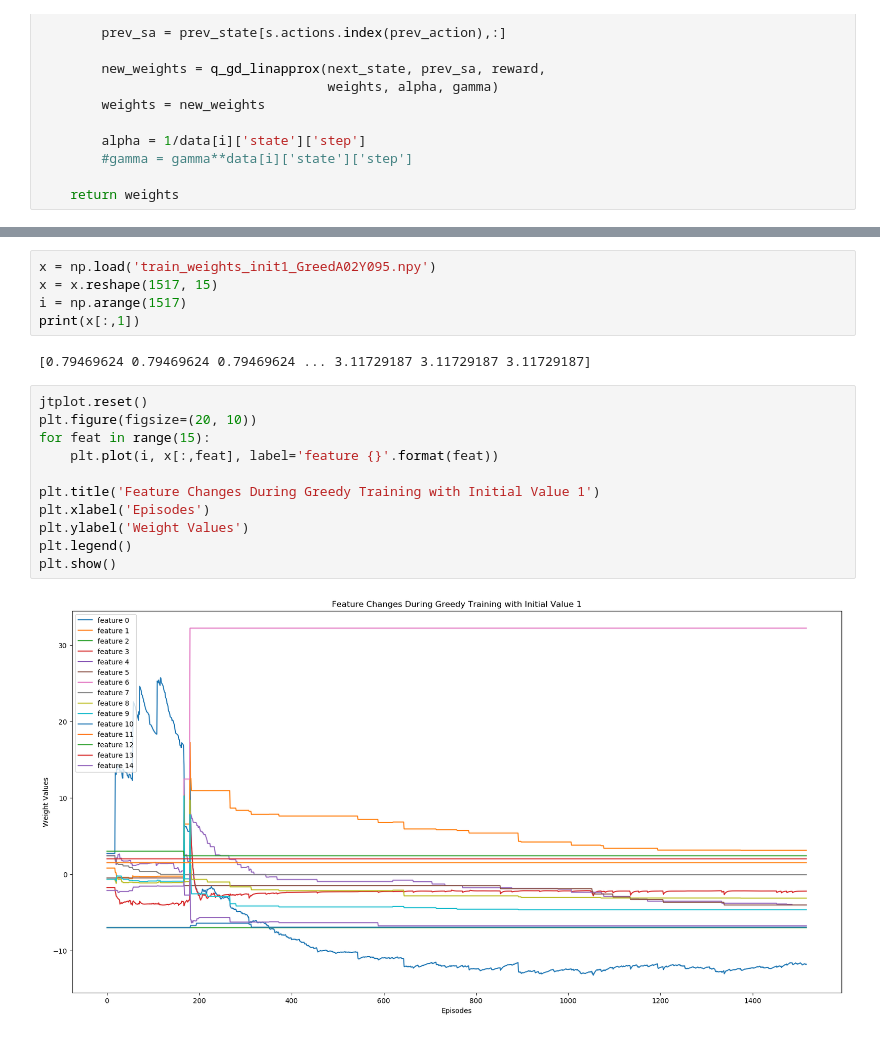
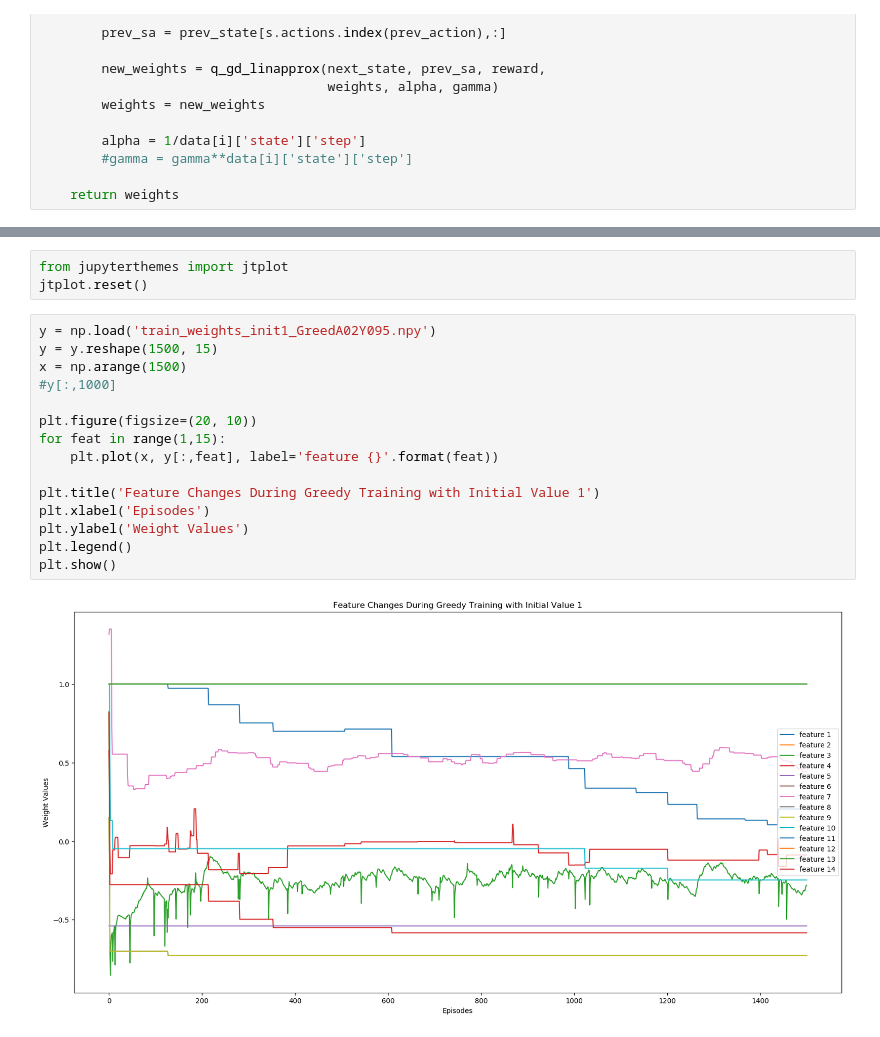
Before and after one commit to fvanmaele/RL_boom, a Jupyter notebook: workbook.ipynb, the cells around one changed output, grey strips where cells are left out. Saved outputs shown, nothing was run; the diff lists cells and outputs as text.

Commit message:
making graphs out of training process

```diff
--- a/workbook.ipynb
+++ b/workbook.ipynb
@@ -140,20 +129,20 @@ np.save('init_weights_saG095.npy', weights1)
-# %%
-x = np.load('train_weights_init1_GreedA02Y095.npy')
-x = x.reshape(1517, 15)
-i = np.arange(1517)
-print(x[:,1])
-# %% [output]
-[0.79469624 0.79469624 0.79469624 ... 3.11729187 3.11729187 3.11729187]
+# %%
+from jupyterthemes import jtplot
+jtplot.reset()
 # %%
-jtplot.reset()
+y = np.load('train_weights_init1_GreedA02Y095.npy')
+y = y.reshape(1500, 15)
+x = np.arange(1500)
+#y[:,1000]
+
 plt.figure(figsize=(20, 10))
-for feat in range(15):
-    plt.plot(i, x[:,feat], label='feature {}'.format(feat))
+for feat in range(1,15):
+    plt.plot(x, y[:,feat], label='feature {}'.format(feat))
 
 plt.title('Feature Changes During Greedy Training with Initial Value 1')
 plt.xlabel('Episodes')
 plt.ylabel('Weight Values')
 plt.legend()
 plt.show()
 # %% [output]
-[figure, old version]
+[figure, new version]
```
Also changed, not shown: parts of 6 cells of this notebook, 4 other files.
